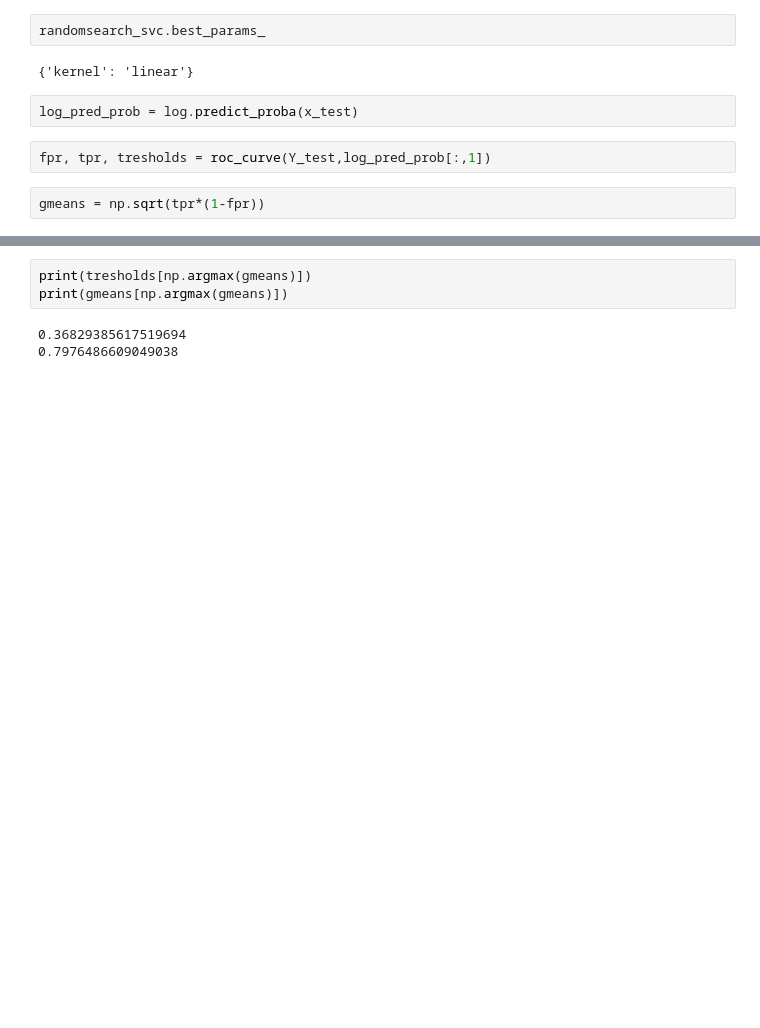
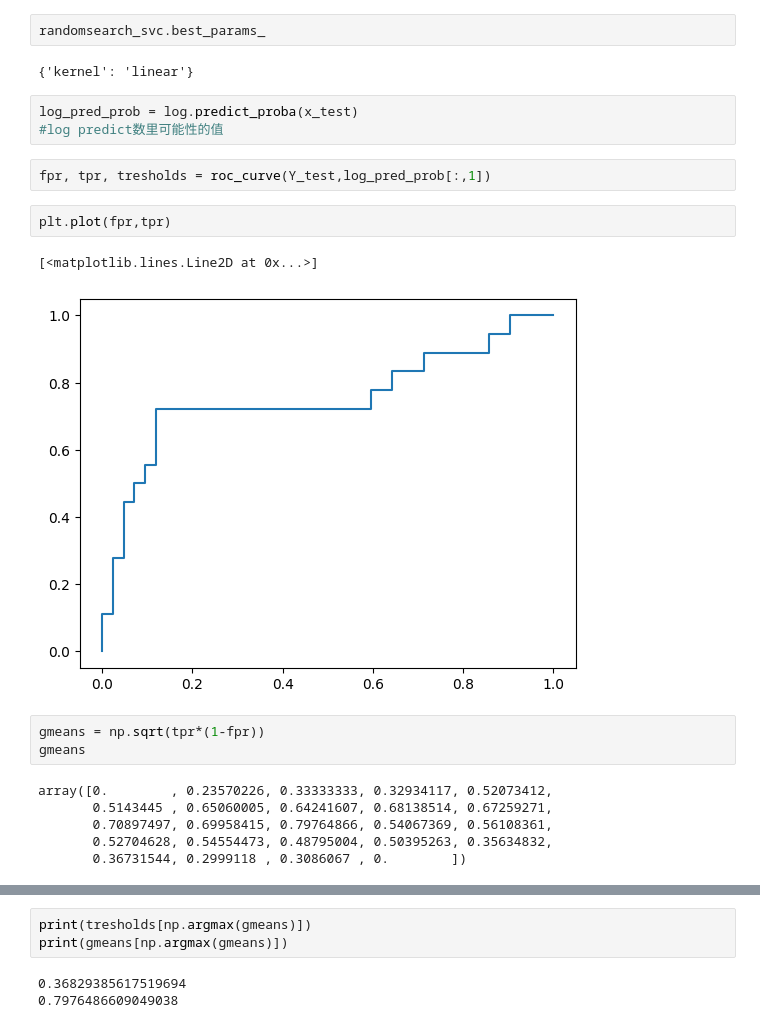
Before and after one commit to chenchenn9/schulich_data_science, a Jupyter notebook: Class/end_to_end_classification.ipynb, the cells around one changed output, grey strips where cells are left out. Drawn from its saved outputs; the diff is of its cells as text; blank space fills up the shorter version.

```diff
--- a/Class/end_to_end_classification.ipynb
+++ b/Class/end_to_end_classification.ipynb
@@ -238,7 +238,20 @@ randomsearch_svc.best_params_
 {'kernel': 'linear'}
 # %%
 log_pred_prob = log.predict_proba(x_test)
+#log predict数里可能性的值
 # %%
 fpr, tpr, tresholds = roc_curve(Y_test,log_pred_prob[:,1])
+# %%
+plt.plot(fpr,tpr)
+# %% [output]
+[<matplotlib.lines.Line2D at 0x...>]
+[figure, added]
 # %%
 gmeans = np.sqrt(tpr*(1-fpr))
+gmeans
+# %% [output]
+array([0.        , 0.23570226, 0.33333333, 0.32934117, 0.52073412,
+       0.5143445 , 0.65060005, 0.64241607, 0.68138514, 0.67259271,
+       0.70897497, 0.69958415, 0.79764866, 0.54067369, 0.56108361,
+       0.52704628, 0.54554473, 0.48795004, 0.50395263, 0.35634832,
+       0.36731544, 0.2999118 , 0.3086067 , 0.        ])
```
Also changed, not shown: parts of 4 cells of this notebook, 1 other file.
